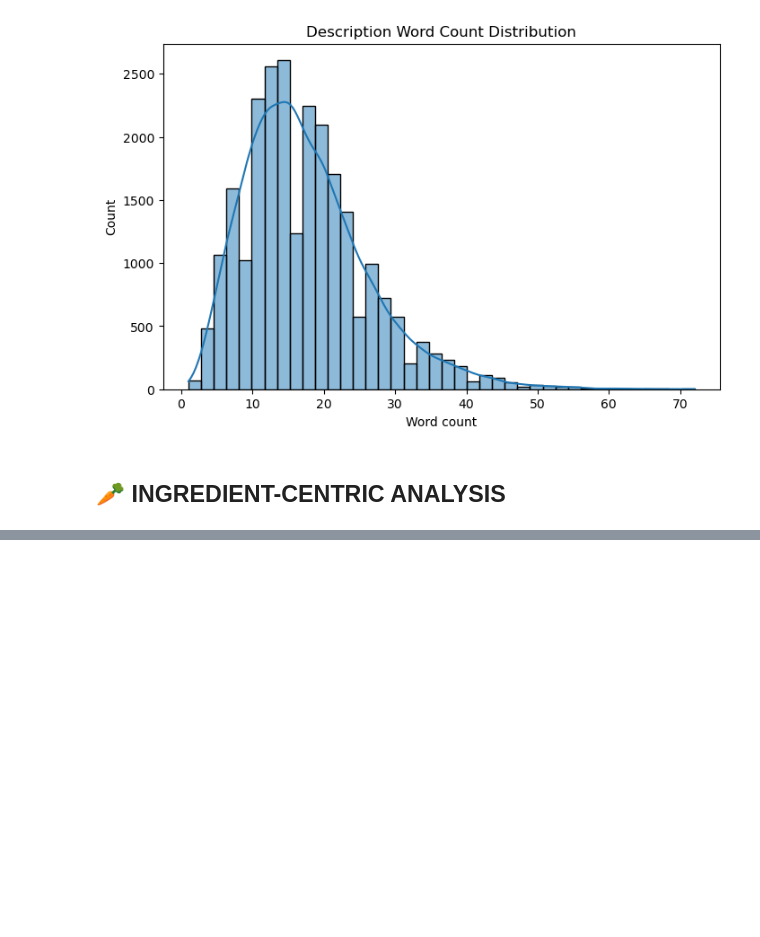
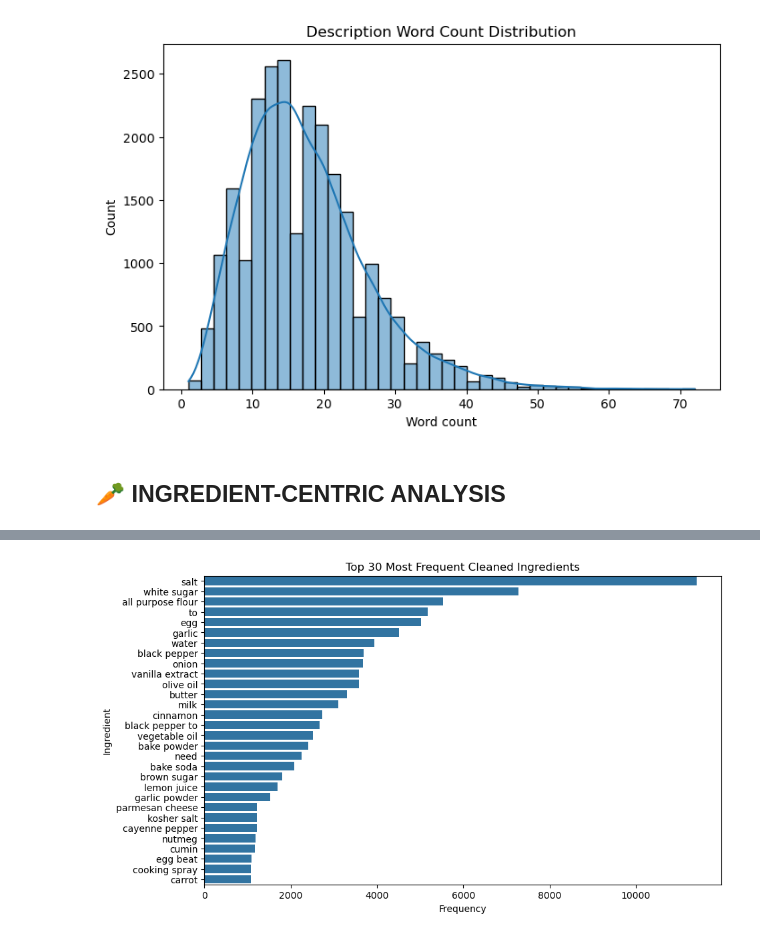
Before and after one commit to mkbnyarko/culinary_compass, a Jupyter notebook: notebooks/exploration.ipynb, the cells around one changed output, grey strips where cells are left out. Drawn from its saved outputs; the diff is of its cells as text; code cells hidden in the pictures; blank space fills up the shorter version.

```diff
--- a/notebooks/exploration.ipynb
+++ b/notebooks/exploration.ipynb
@@ -392,0 +478,12 @@ deduplicated_dfdf[['ingredients', 'clean_ingredients']].head()
+# %%
+# List of all ingredients
+all_clean_ingredients = [ing for lst in deduplicated_df["clean_ingredients"] for ing in lst]
+
+ingredient_freq = Counter(all_clean_ingredients)
+
+freq_df = pd.DataFrame(
+    ingredient_freq.items(),
+    columns=["ingredient", "count"]
+).sort_values("count", ascending=False)
+
+print(freq_df.head(20))
@@ -392,0 +508,13 @@ deduplicated_dfdf[['ingredients', 'clean_ingredients']].head()
+# %%
+# Visualizing ingredient frequency
+plt.figure(figsize=(10,6))
+sns.barplot(
+    data=freq_df.head(30),
+    x="count", y="ingredient"
+)
+plt.title(f"Top 30 Most Frequent Cleaned Ingredients")
+plt.xlabel("Frequency")
+plt.ylabel("Ingredient")
+plt.show()
+# %% [output]
+[figure, added]
```
Also changed, not shown: parts of 26 cells of this notebook.
